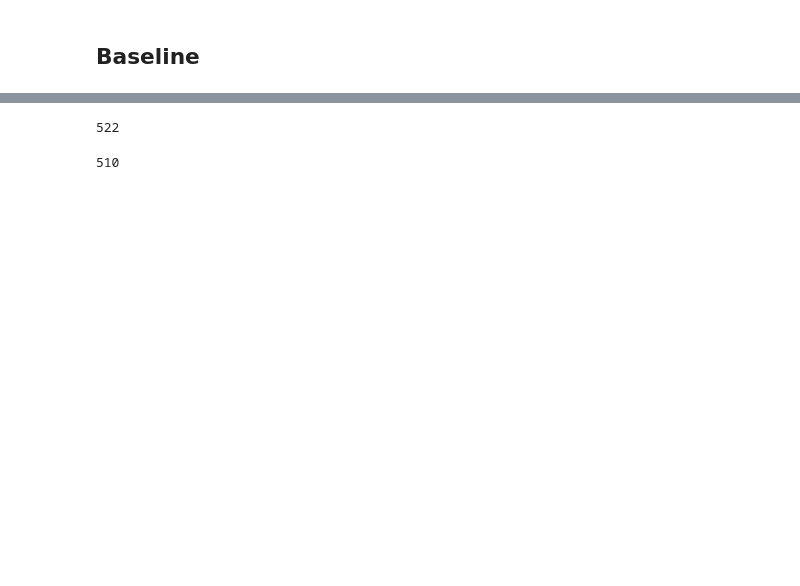
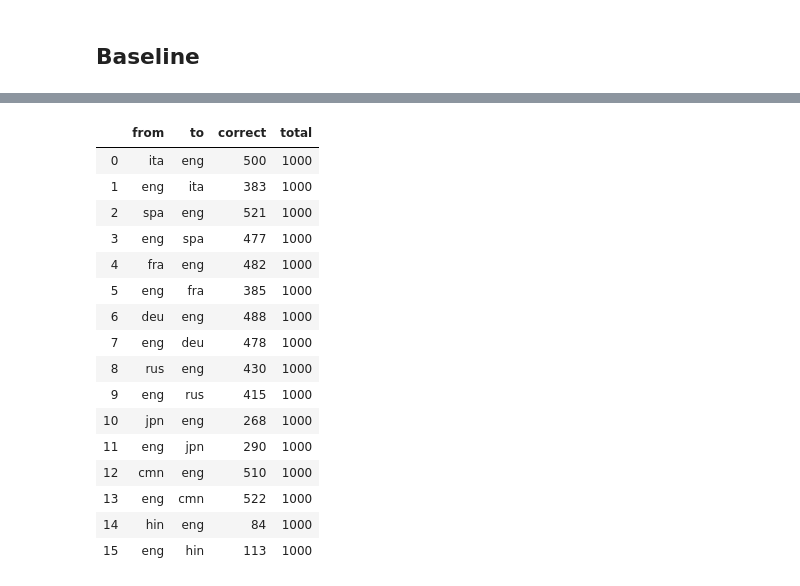
Before and after one commit to alinaalborova/sentence-transformers, a Jupyter notebook: notebooks/Multilingual Bert on NLI.ipynb, the cells around one changed output, grey strips where cells are left out. Saved outputs shown, nothing was run; the diff lists cells and outputs as text; code cells hidden in the pictures; blank space fills up the shorter version.

```diff
--- a/notebooks/Multilingual Bert on NLI.ipynb
+++ b/notebooks/Multilingual Bert on NLI.ipynb
@@ -347,8 +331,24 @@ _, cmn_to_eng = eng_idx.search(x=cmn_embeddings, k=1)
-# %%
-np.sum(eng_to_cmn[:, 0] == np.arange(1000))
-# %% [output]
-522
-# %%
-np.sum(cmn_to_eng[:, 0] == np.arange(1000))
-# %% [output]
-510
+# %%
+results = []
+for pair in PAIRS:
+    results += evaluate_language_pair(model, pair_name=pair, batch_size=50)
+df_baseline_mean = pd.DataFrame(results, columns=["from", "to", "correct", "total"])
+df_baseline_mean
+# %% [output]
+|  | from | to | correct | total |
+| 0 | ita | eng | 500 | 1000 |
+| 1 | eng | ita | 383 | 1000 |
+| 2 | spa | eng | 521 | 1000 |
+| 3 | eng | spa | 477 | 1000 |
+| 4 | fra | eng | 482 | 1000 |
+| 5 | eng | fra | 385 | 1000 |
+| 6 | deu | eng | 488 | 1000 |
+| 7 | eng | deu | 478 | 1000 |
+| 8 | rus | eng | 430 | 1000 |
+| 9 | eng | rus | 415 | 1000 |
+| 10 | jpn | eng | 268 | 1000 |
+| 11 | eng | jpn | 290 | 1000 |
+| 12 | cmn | eng | 510 | 1000 |
+| 13 | eng | cmn | 522 | 1000 |
+| 14 | hin | eng | 84 | 1000 |
+| 15 | eng | hin | 113 | 1000 |
```
Also changed, not shown: parts of 31 cells of this notebook, 2 other files.
